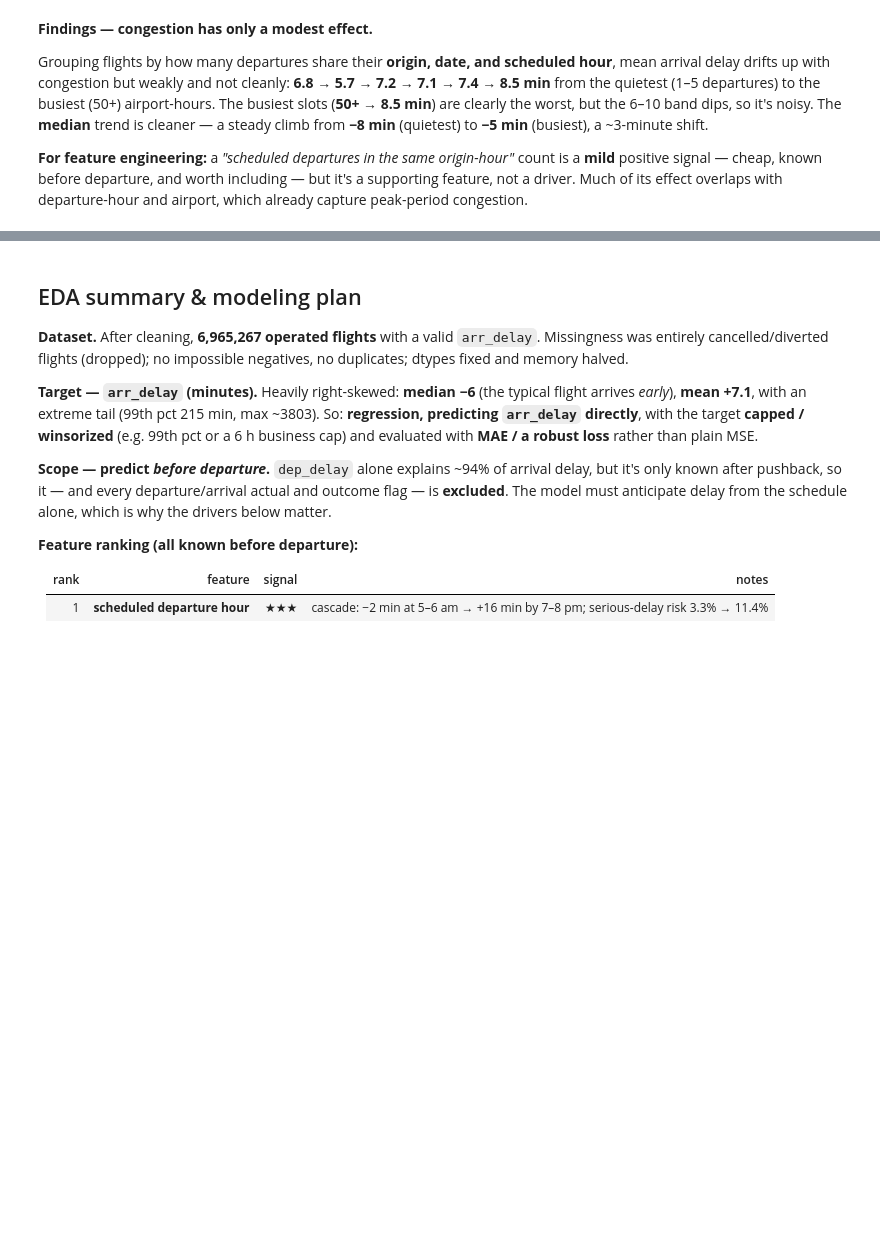
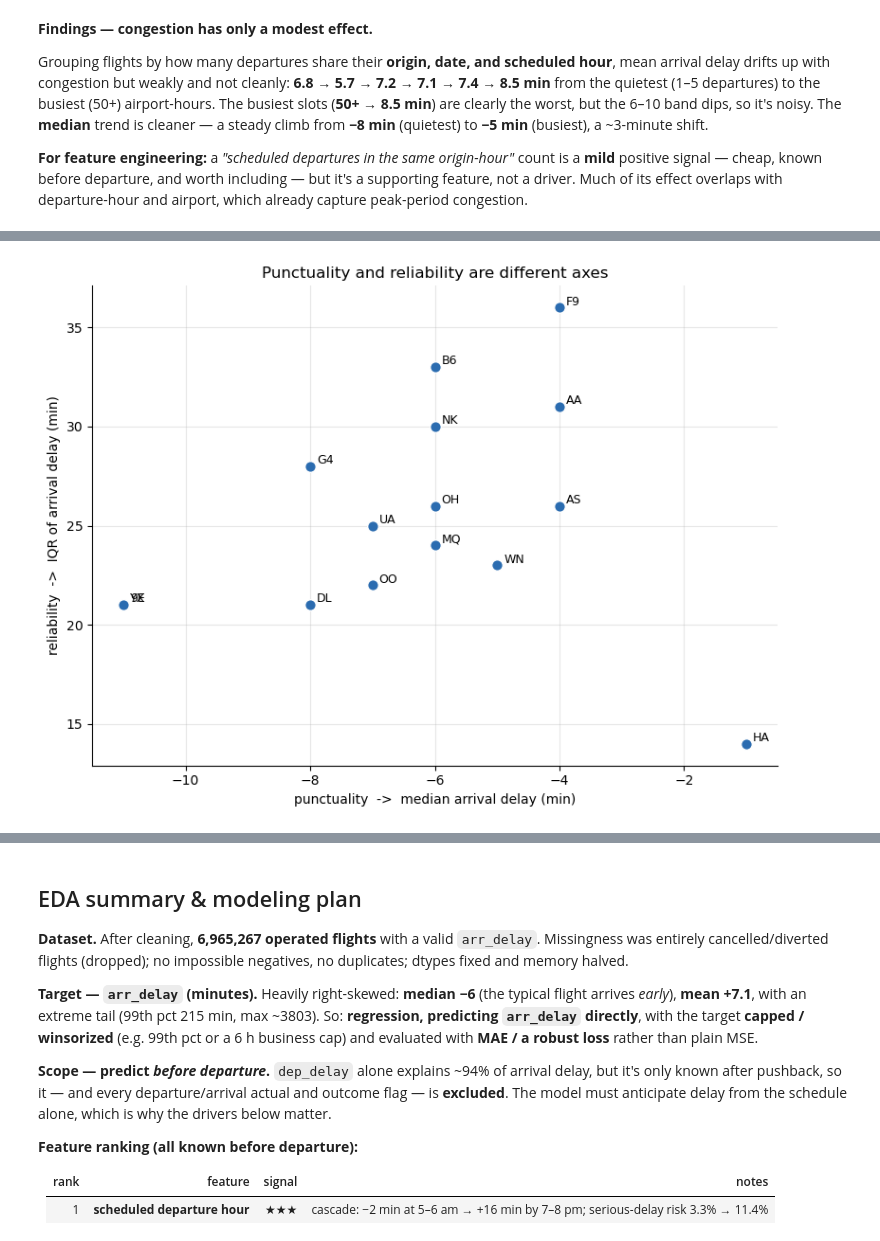
Before and after one commit to AdelinChaushev/Flight-Delay, a Jupyter notebook: notebooks/Eda.ipynb, the cells around one changed output, grey strips where cells are left out. Saved outputs shown, nothing was run; the diff lists cells and outputs as text; code cells hidden in the pictures; blank space fills up the shorter version.

```diff
--- a/notebooks/Eda.ipynb
+++ b/notebooks/Eda.ipynb
@@ -664,0 +695,27 @@ Grouping flights by how many departures share their **origin, date, and schedule
+# %%
+
+
+
+groups = [g.to_numpy() for _, g in flights.groupby("op_unique_carrier", observed=True)["arr_delay"]]
+
+W, p = stats.levene(*groups, center="median")
+k = len(groups)
+N = sum(map(len, groups))
+
+df_b, df_w = k - 1, N - k
+eta2   = df_b * W         / (df_b * W         + df_w)
+omega2 = df_b * (W - 1.0) / (df_b * (W - 1.0) + N)
+
+print(f"Brown-Forsythe  W = {W:,.1f}   p = {p:.3g}   (k = {k} carriers, N = {N:,})")
+print(f"effect size     eta^2 = {eta2:.4f}   omega^2 = {omega2:.4f}   "
+      f"(Cohen: .01 small / .06 medium / .14 large)")
+
+disp = (flights.groupby("op_unique_carrier", observed=True)["arr_delay"]
+        .agg(median="median",
+             IQR=lambda s: s.quantile(0.75) - s.quantile(0.25),
+             std="std",
+             flights="count")
+        .sort_values("IQR", ascending=False)
+        .round(1))
+print(f"\nraw effect size  (max IQR / min IQR): {disp['IQR'].max() / disp['IQR'].min():.2f}x")
+disp
@@ -664,0 +744,15 @@ Grouping flights by how many departures share their **origin, date, and schedule
+# %%
+fig, ax = plt.subplots(figsize=(8, 6))
+ax.scatter(disp["median"], disp["IQR"], s=70, color="#2b6cb0", zorder=3, edgecolor="white")
+for carrier, r in disp.iterrows():
+    ax.annotate(carrier, (r["median"], r["IQR"]), fontsize=9,
+                xytext=(5, 2), textcoords="offset points")
+ax.set(xlabel="punctuality  ->  median arrival delay (min)",
+       ylabel="reliability  ->  IQR of arrival delay (min)",
+       title="Punctuality and reliability are different axes")
+ax.spines[["top", "right"]].set_visible(False)
+ax.grid(alpha=0.3, zorder=0)
+plt.tight_layout()
+plt.show()
+# %% [output]
+[figure, added]
```
Also changed, not shown: parts of 4 cells of this notebook, 3 other files.
